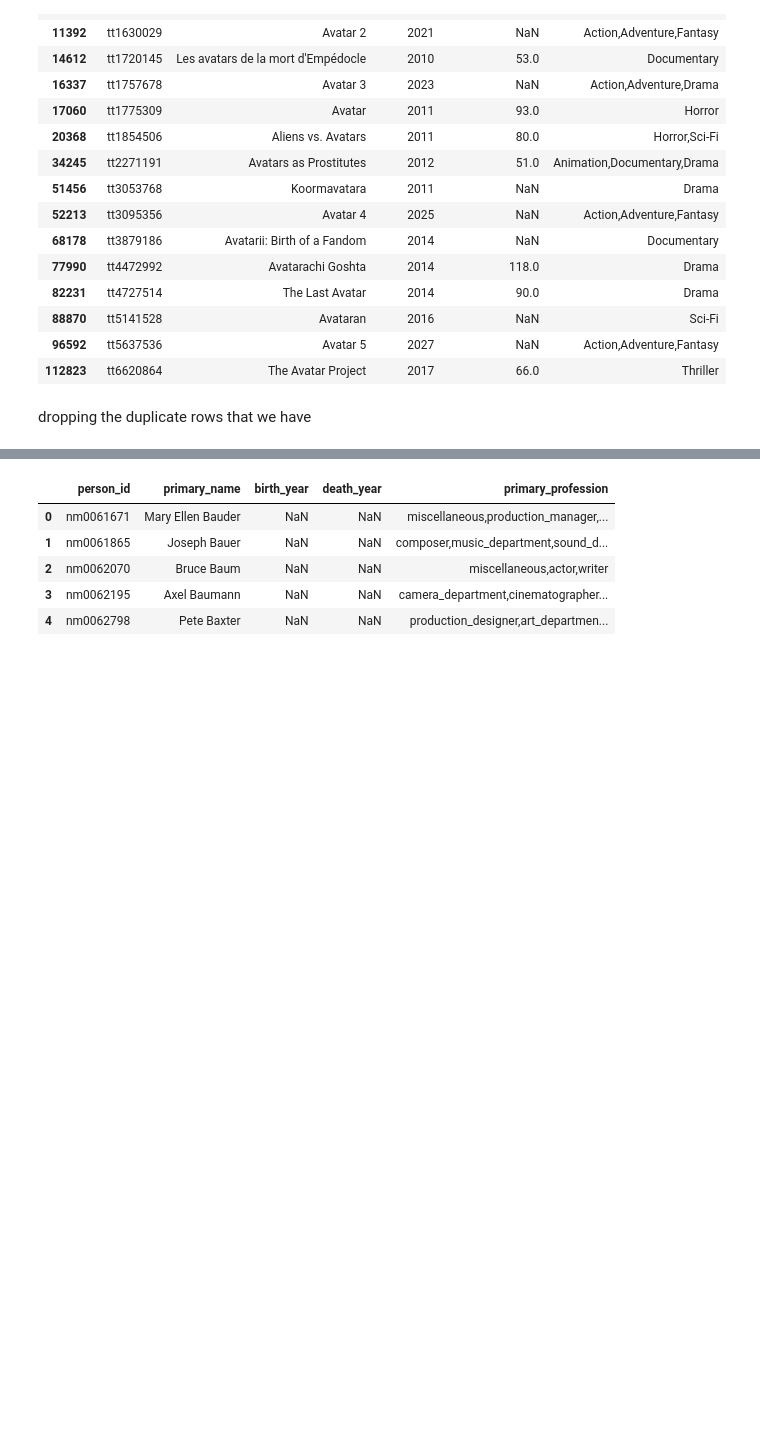
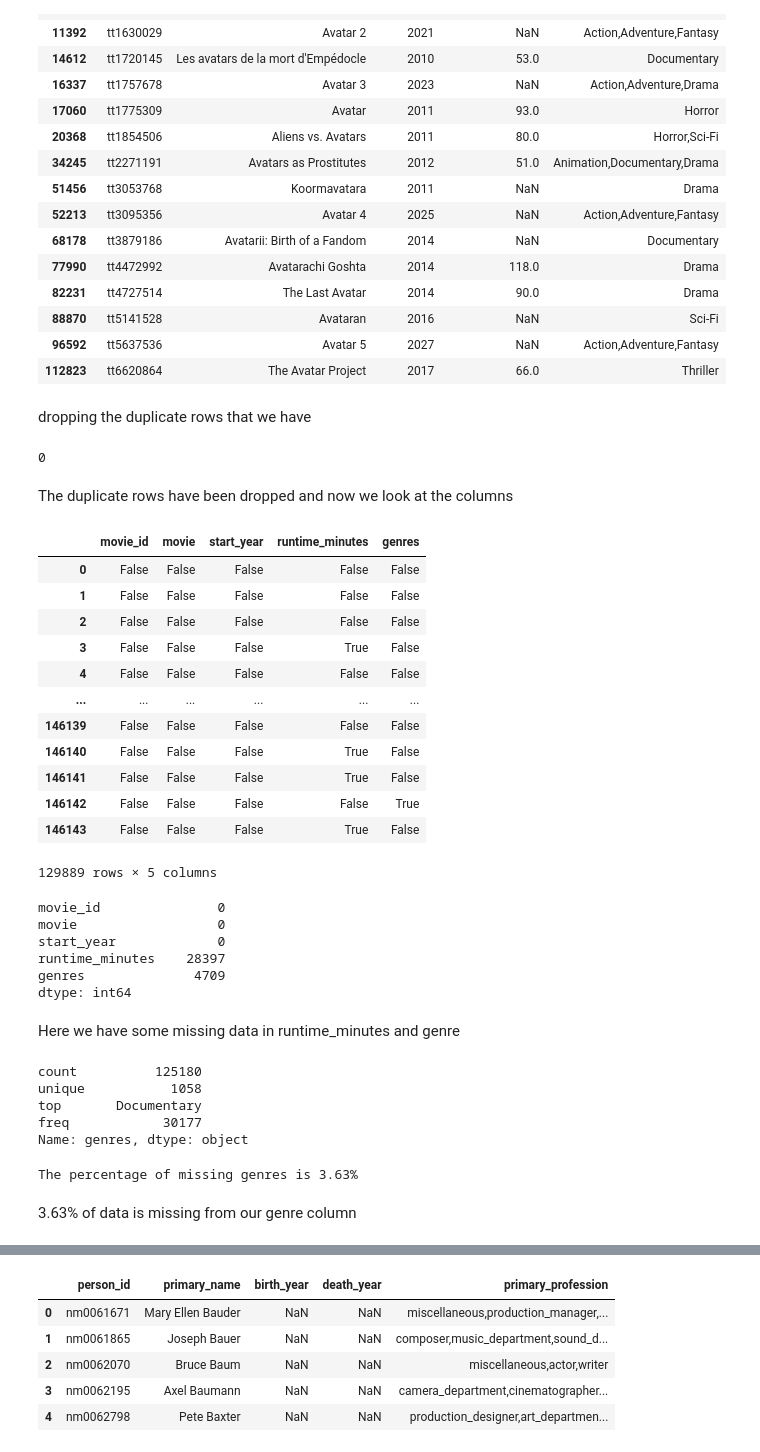
Before and after one commit to samuelhellen/dsc-phase-1-project-v2-4, a Jupyter notebook: student.ipynb, the cells around one changed output, grey strips where cells are left out. Drawn from its saved outputs; the diff is of its cells as text; code cells hidden in the pictures; blank space fills up the shorter version.

```diff
--- a/student.ipynb
+++ b/student.ipynb
@@ -247,4 +291,55 @@ df.loc[df['movie'].str.contains('Avatar',case=False)]
 # %% [markdown]
 dropping the duplicate rows that we have
 # %%
-df.drop_duplicates(subset="movie", keep= False, inplace=True)
+imdbtitle.drop_duplicates(subset="movie", keep= False, inplace=True)
+# %%
+imdbtitle['movie'].duplicated().sum()
+# %% [output]
+0
+# %% [markdown]
+The duplicate rows have been dropped and now we look at the columns
+# %%
+#looking at our columns
+imdbtitle.isna()
+# %% [output]
+|  | movie_id | movie | start_year | runtime_minutes | genres |
+| 0 | False | False | False | False | False |
+| 1 | False | False | False | False | False |
+| 2 | False | False | False | False | False |
+| 3 | False | False | False | True | False |
+| 4 | False | False | False | False | False |
+| ... | ... | ... | ... | ... | ... |
+| 146139 | False | False | False | False | False |
+| 146140 | False | False | False | True | False |
+| 146141 | False | False | False | True | False |
+| 146142 | False | False | False | False | True |
+| 146143 | False | False | False | True | False |
+129889 rows × 5 columns
+# %%
+imdbtitle.isnull().sum()
+# %% [output]
+movie_id               0
+movie                  0
+start_year             0
+runtime_minutes    28397
+genres              4709
+dtype: int64
+# %% [markdown]
+Here we have some missing data in runtime_minutes and genre
+# %%
+#exploring the genre column
+imdbtitle['genres'].describe()
+# %% [output]
+count          125180
+unique           1058
+top       Documentary
+freq            30177
+Name: genres, dtype: object
+# %%
+imdbt = (imdbtitle['genres'].isnull().sum()
+         /len(imdbtitle))*100
+print('The percentage of missing genres is {}%'.format(round(imdbt, 2)))
+# %% [output]
+The percentage of missing genres is 3.63%
+# %% [markdown]
+3.63% of data is missing from our genre column
```
Also changed, not shown: parts of 29 cells of this notebook.
